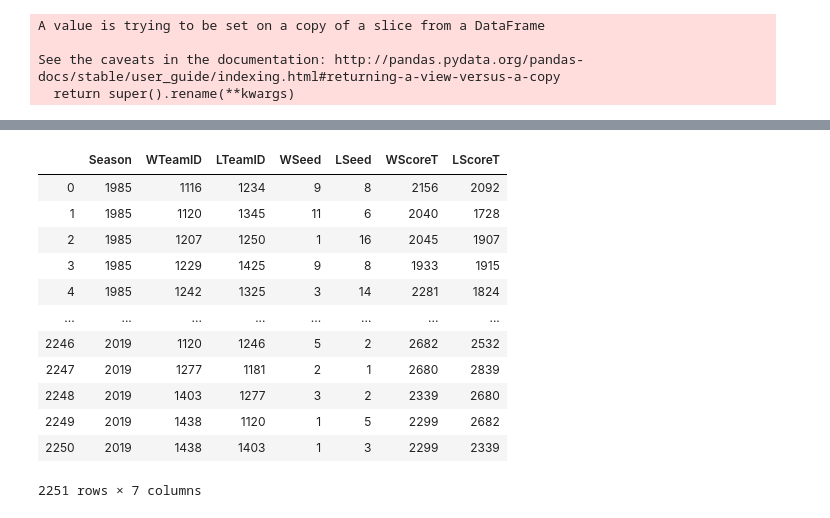
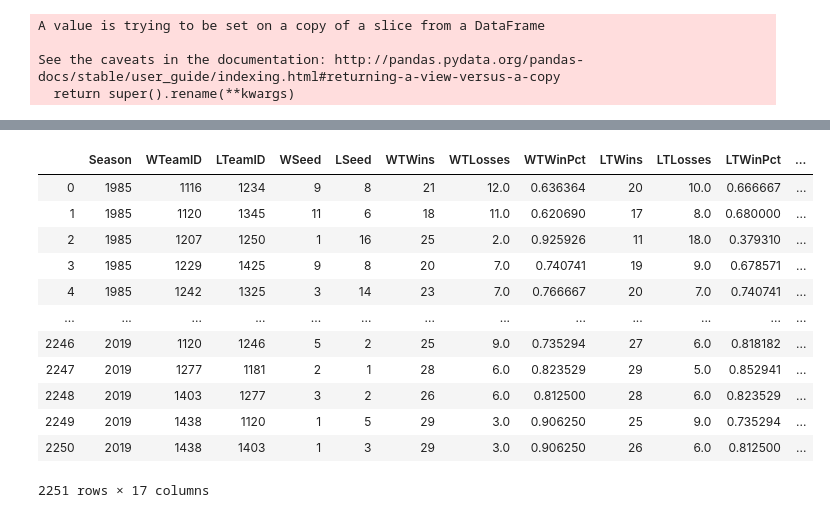
Before and after one commit to balodge61/2020MM, a Jupyter notebook: 2020MM.ipynb, the cells around one changed output, grey strips where cells are left out. Saved outputs shown, nothing was run; the diff lists cells and outputs as text; code cells hidden in the pictures.

```diff
--- a/2020MM.ipynb
+++ b/2020MM.ipynb
@@ -31,3 +31,17 @@ tourney_result
 | 2249 | 2019 | 1438 | 1120 | Z01 | Y05 |
 | 2250 | 2019 | 1438 | 1403 | Z01 | X03 |
 2251 rows × 5 columns
+# %%
+season_result = pd.read_csv(path+'/MDataFiles_Stage1/MRegularSeasonCompactResults.csv')
+
+wdf = season_result.groupby(['Season','WTeamID'],as_index=False).count()
+wdf = wdf.drop(['WScore','LTeamID','LScore','WLoc','NumOT'],axis=1)
+wdf.rename(columns={'WTeamID':'TeamID', 'DayNum':'Wins'}, inplace=True)
+
+ldf = season_result.groupby(['Season','LTeamID'],as_index=False).count()
+ldf = ldf.drop(['LScore','WTeamID','WScore','WLoc','NumOT'],axis=1)
+ldf.rename(columns={'LTeamID':'TeamID', 'DayNum':'Losses'}, inplace=True)
+
+wl_df = pd.merge(wdf, ldf, left_on=['Season', 'TeamID'], right_on=['Season', 'TeamID'], how='left')
+wl_df['WinPct'] = wl_df['Wins']/(wl_df['Wins']+wl_df['Losses'])
+wl_df
@@ -33,0 +62,11 @@ tourney_result
+# %%
+
+# Add WinPct to the tourney result and create WinPctDiff
+
+tourney_result = pd.merge(tourney_result, wl_df, left_on=['Season', 'WTeamID'], right_on=['Season', 'TeamID'], how='left')
+tourney_result.rename(columns={'Wins':'WTWins', 'Losses':'WTLosses', 'WinPct':'WTWinPct'}, inplace=True)
+tourney_result = pd.merge(tourney_result, wl_df, left_on=['Season', 'LTeamID'], right_on=['Season', 'TeamID'], how='left')
+tourney_result.rename(columns={'Wins':'LTWins', 'Losses':'LTLosses', 'WinPct':'LTWinPct'}, inplace=True)
+tourney_result = tourney_result.drop(['TeamID_x','TeamID_y'],axis=1)
+tourney_result['WinPctDiff'] = tourney_result['WTWinPct']-tourney_result['LTWinPct']
+tourney_result
@@ -73,0 +126,3 @@ See the caveats in the documentation: http://pandas.pydata.org/pandas-docs/stabl
+# %%
+season_score = pd.merge(season_score, wl_df, left_on=['Season','TeamID'], right_on=['Season','TeamID'], how='inner')
+season_score
@@ -74,29 +143,32 @@ See the caveats in the documentation: http://pandas.pydata.org/pandas-docs/stabl
 # %%
 #### Preparing training data ####
 # Merging tourney result df with season score df
 
 tourney_result = pd.merge(tourney_result, season_score, left_on=['Season', 'WTeamID'], right_on=['Season', 'TeamID'], how='left')
 tourney_result.rename(columns={'Score':'WScoreT'}, inplace=True)
 tourney_result = tourney_result.drop('TeamID', axis=1)
 tourney_result = pd.merge(tourney_result, season_score, left_on=['Season', 'LTeamID'], right_on=['Season', 'TeamID'], how='left')
 tourney_result.rename(columns={'Score':'LScoreT'}, inplace=True)
-tourney_result = tourney_result.drop('TeamID', axis=1)
+tourney_result = tourney_result.drop(['TeamID','Wins_y','Losses_y','WinPct_y'], axis=1)
+
+where_are_NaNs = np.isnan(tourney_result)
+tourney_result[where_are_NaNs] = .01
 
 tourney_result
 # %% [output]
-|  | Season | WTeamID | LTeamID | WSeed | LSeed | WScoreT | LScoreT |
-| 0 | 1985 | 1116 | 1234 | 9 | 8 | 2156 | 2092 |
-| 1 | 1985 | 1120 | 1345 | 11 | 6 | 2040 | 1728 |
-| 2 | 1985 | 1207 | 1250 | 1 | 16 | 2045 | 1907 |
-| 3 | 1985 | 1229 | 1425 | 9 | 8 | 1933 | 1915 |
-| 4 | 1985 | 1242 | 1325 | 3 | 14 | 2281 | 1824 |
-| ... | ... | ... | ... | ... | ... | ... | ... |
-| 2246 | 2019 | 1120 | 1246 | 5 | 2 | 2682 | 2532 |
-| 2247 | 2019 | 1277 | 1181 | 2 | 1 | 2680 | 2839 |
-| 2248 | 2019 | 1403 | 1277 | 3 | 2 | 2339 | 2680 |
-| 2249 | 2019 | 1438 | 1120 | 1 | 5 | 2299 | 2682 |
-| 2250 | 2019 | 1438 | 1403 | 1 | 3 | 2299 | 2339 |
+|  | Season | WTeamID | LTeamID | WSeed | LSeed | WTWins | WTLosses | WTWinPct | LTWins | LTLosses | LTWinPct | ... |
+| 0 | 1985 | 1116 | 1234 | 9 | 8 | 21 | 12.0 | 0.636364 | 20 | 10.0 | 0.666667 | ... |
+| 1 | 1985 | 1120 | 1345 | 11 | 6 | 18 | 11.0 | 0.620690 | 17 | 8.0 | 0.680000 | ... |
+| 2 | 1985 | 1207 | 1250 | 1 | 16 | 25 | 2.0 | 0.925926 | 11 | 18.0 | 0.379310 | ... |
+| 3 | 1985 | 1229 | 1425 | 9 | 8 | 20 | 7.0 | 0.740741 | 19 | 9.0 | 0.678571 | ... |
+| 4 | 1985 | 1242 | 1325 | 3 | 14 | 23 | 7.0 | 0.766667 | 20 | 7.0 | 0.740741 | ... |
+| ... | ... | ... | ... | ... | ... | ... | ... | ... | ... | ... | ... | ... |
+| 2246 | 2019 | 1120 | 1246 | 5 | 2 | 25 | 9.0 | 0.735294 | 27 | 6.0 | 0.818182 | ... |
+| 2247 | 2019 | 1277 | 1181 | 2 | 1 | 28 | 6.0 | 0.823529 | 29 | 5.0 | 0.852941 | ... |
+| 2248 | 2019 | 1403 | 1277 | 3 | 2 | 26 | 6.0 | 0.812500 | 28 | 6.0 | 0.823529 | ... |
+| 2249 | 2019 | 1438 | 1120 | 1 | 5 | 29 | 3.0 | 0.906250 | 25 | 9.0 | 0.735294 | ... |
+| 2250 | 2019 | 1438 | 1403 | 1 | 3 | 29 | 3.0 | 0.906250 | 26 | 6.0 | 0.812500 | ... |
-2251 rows × 7 columns
+2251 rows × 17 columns
 # %%
 #### Preparing training data ####
 # New df containing Seed Diff, Score Diff, and tourney game result
```
Also changed, not shown: parts of 20 cells of this notebook.
